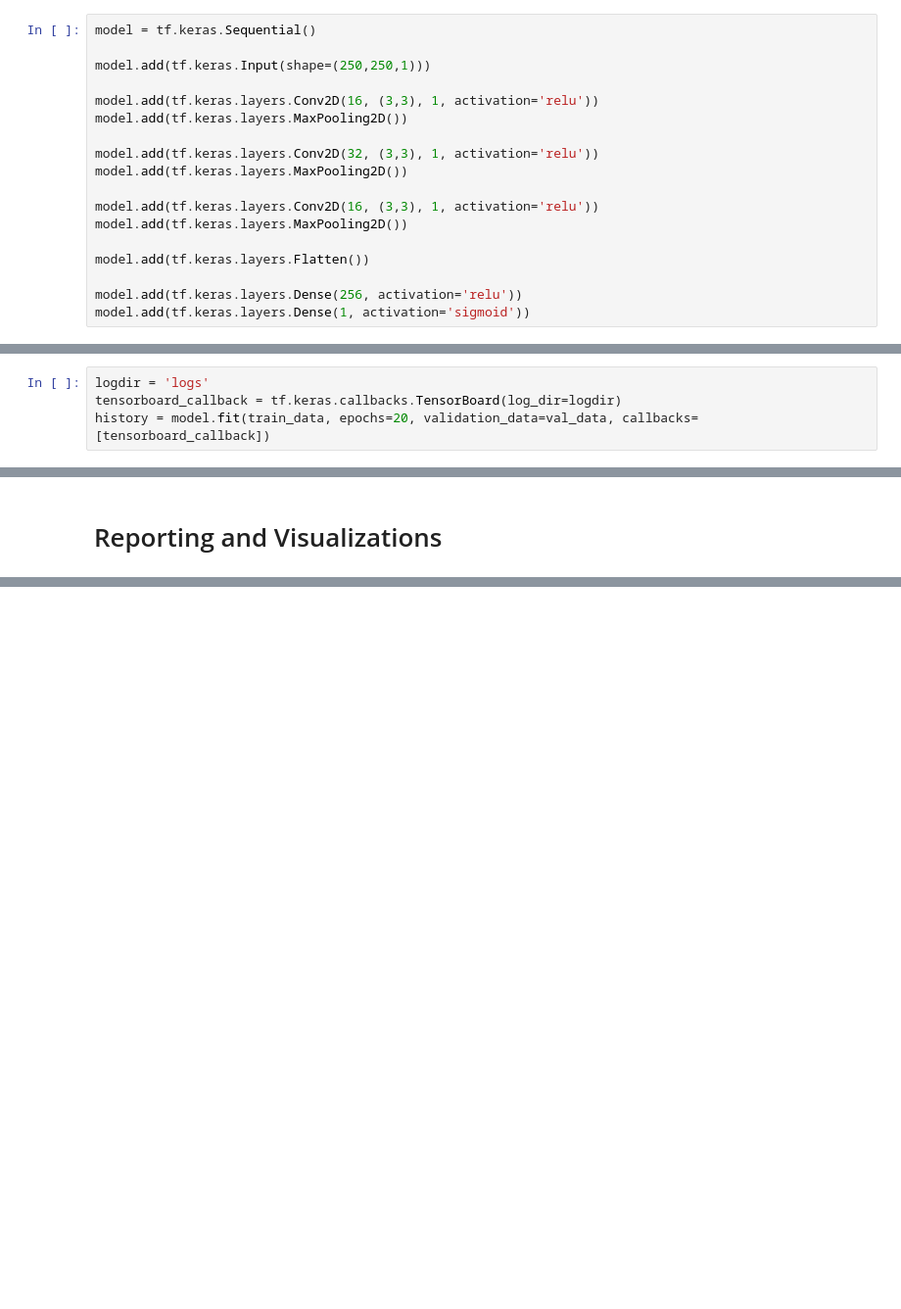
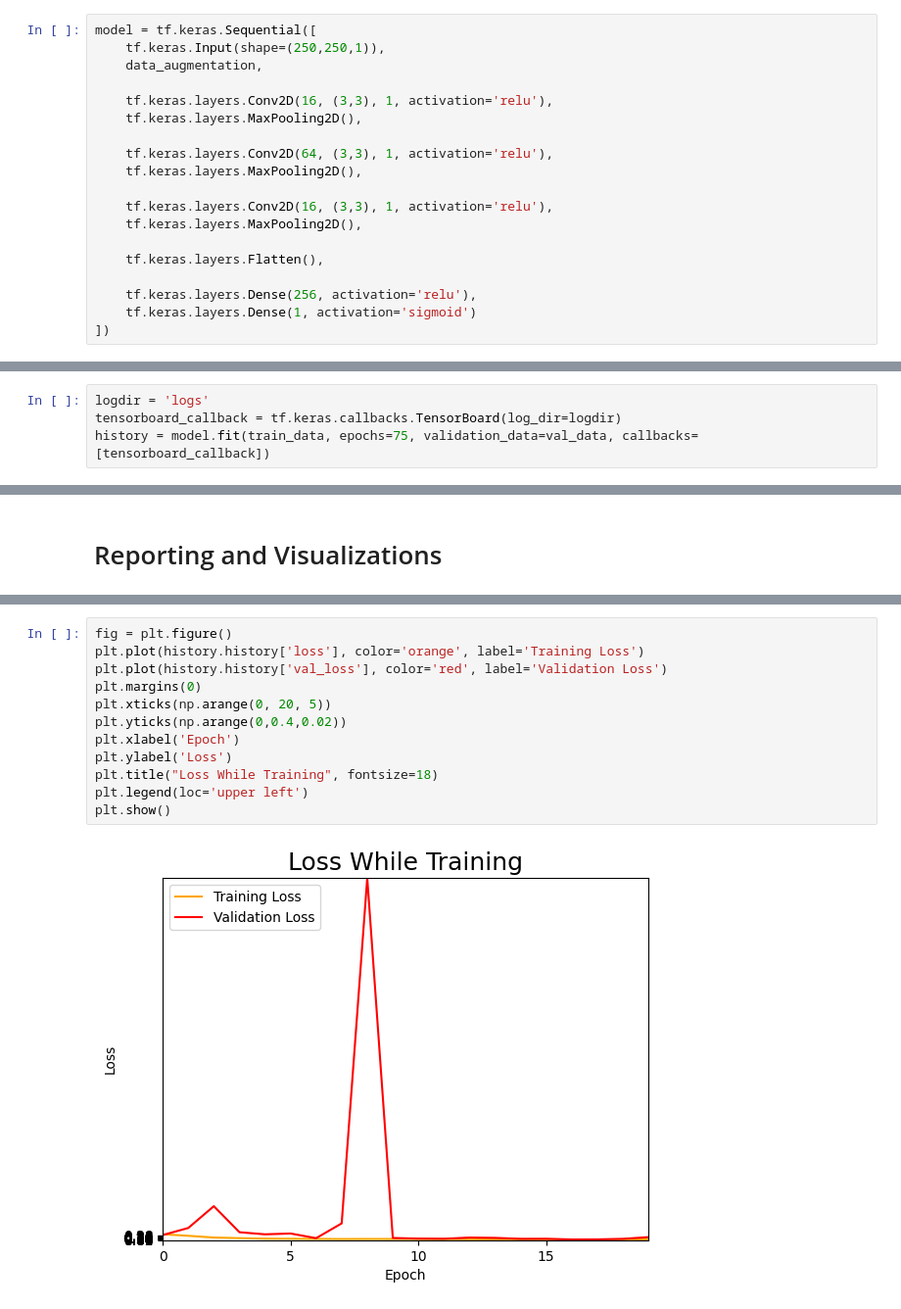
Before and after one commit to NonExistent1/AImage, a Jupyter notebook: notebook.ipynb, the cells around one changed output, grey strips where cells are left out. Shown at 98% size. Drawn from its saved outputs; the diff is of its cells as text; blank space fills up the shorter version.

```diff
--- a/notebook.ipynb
+++ b/notebook.ipynb
@@ -188,19 +207,20 @@ test_data = test_images
 # %%
-model = tf.keras.Sequential()
+model = tf.keras.Sequential([
+    tf.keras.Input(shape=(250,250,1)),
+    data_augmentation,
 
-model.add(tf.keras.Input(shape=(250,250,1)))
+    tf.keras.layers.Conv2D(16, (3,3), 1, activation='relu'),
+    tf.keras.layers.MaxPooling2D(),
 
-model.add(tf.keras.layers.Conv2D(16, (3,3), 1, activation='relu'))
-model.add(tf.keras.layers.MaxPooling2D())
+    tf.keras.layers.Conv2D(64, (3,3), 1, activation='relu'),
+    tf.keras.layers.MaxPooling2D(),
 
-model.add(tf.keras.layers.Conv2D(32, (3,3), 1, activation='relu'))
-model.add(tf.keras.layers.MaxPooling2D())
+    tf.keras.layers.Conv2D(16, (3,3), 1, activation='relu'),
+    tf.keras.layers.MaxPooling2D(),
 
-model.add(tf.keras.layers.Conv2D(16, (3,3), 1, activation='relu'))
-model.add(tf.keras.layers.MaxPooling2D())
+    tf.keras.layers.Flatten(),
 
-model.add(tf.keras.layers.Flatten())
-
-model.add(tf.keras.layers.Dense(256, activation='relu'))
-model.add(tf.keras.layers.Dense(1, activation='sigmoid'))
+    tf.keras.layers.Dense(256, activation='relu'),
+    tf.keras.layers.Dense(1, activation='sigmoid')
+])
 # %% [markdown]
@@ -238,6 +258,6 @@ Model: "sequential_1"
 # %%
 logdir = 'logs'
 tensorboard_callback = tf.keras.callbacks.TensorBoard(log_dir=logdir)
-history = model.fit(train_data, epochs=20, validation_data=val_data, callbacks=[tensorboard_callback])
+history = model.fit(train_data, epochs=75, validation_data=val_data, callbacks=[tensorboard_callback])
 # %% [output]
 Epoch 1/20
@@ -271,0 +386,14 @@ model.save('AImageModelv1.keras')
+# %%
+fig = plt.figure()
+plt.plot(history.history['loss'], color='orange', label='Training Loss')
+plt.plot(history.history['val_loss'], color='red', label='Validation Loss')
+plt.margins(0)
+plt.xticks(np.arange(0, 20, 5))
+plt.yticks(np.arange(0,0.4,0.02))
+plt.xlabel('Epoch')
+plt.ylabel('Loss')
+plt.title("Loss While Training", fontsize=18)
+plt.legend(loc='upper left')
+plt.show()
+# %% [output]
+[figure, added]
```
Also changed, not shown: parts of 33 cells of this notebook, 2 other files.
